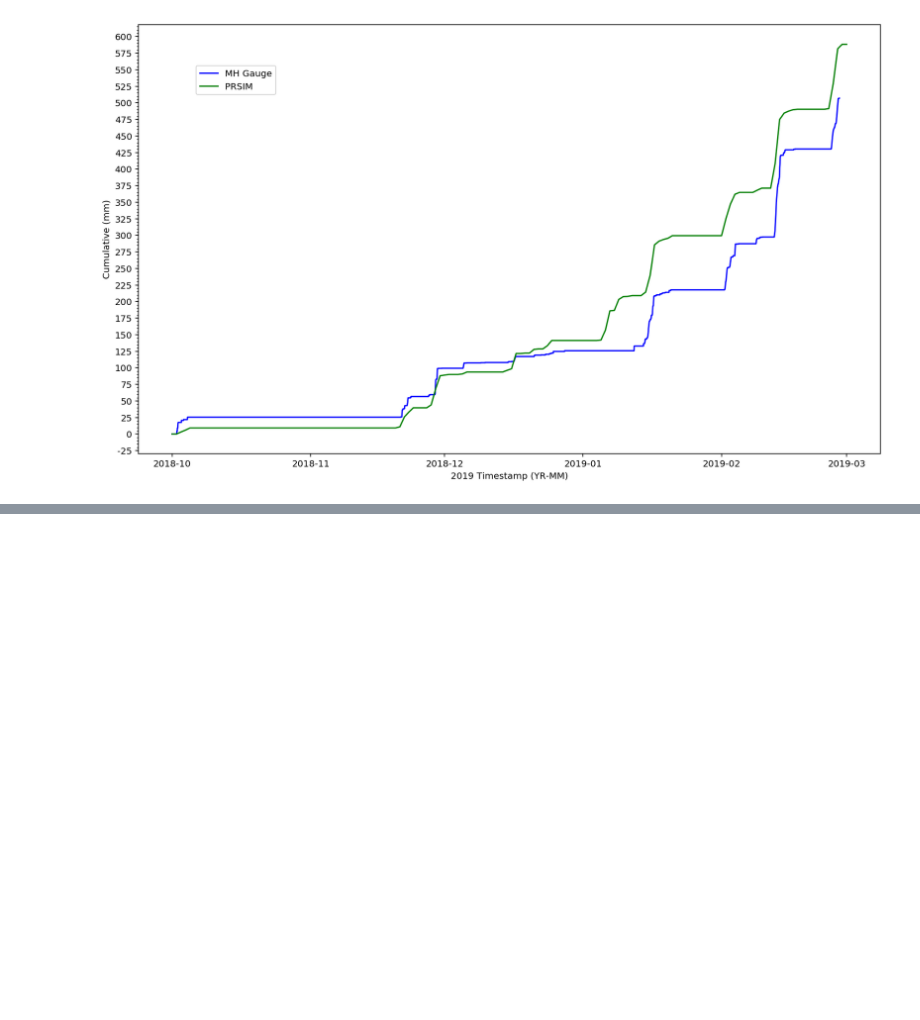
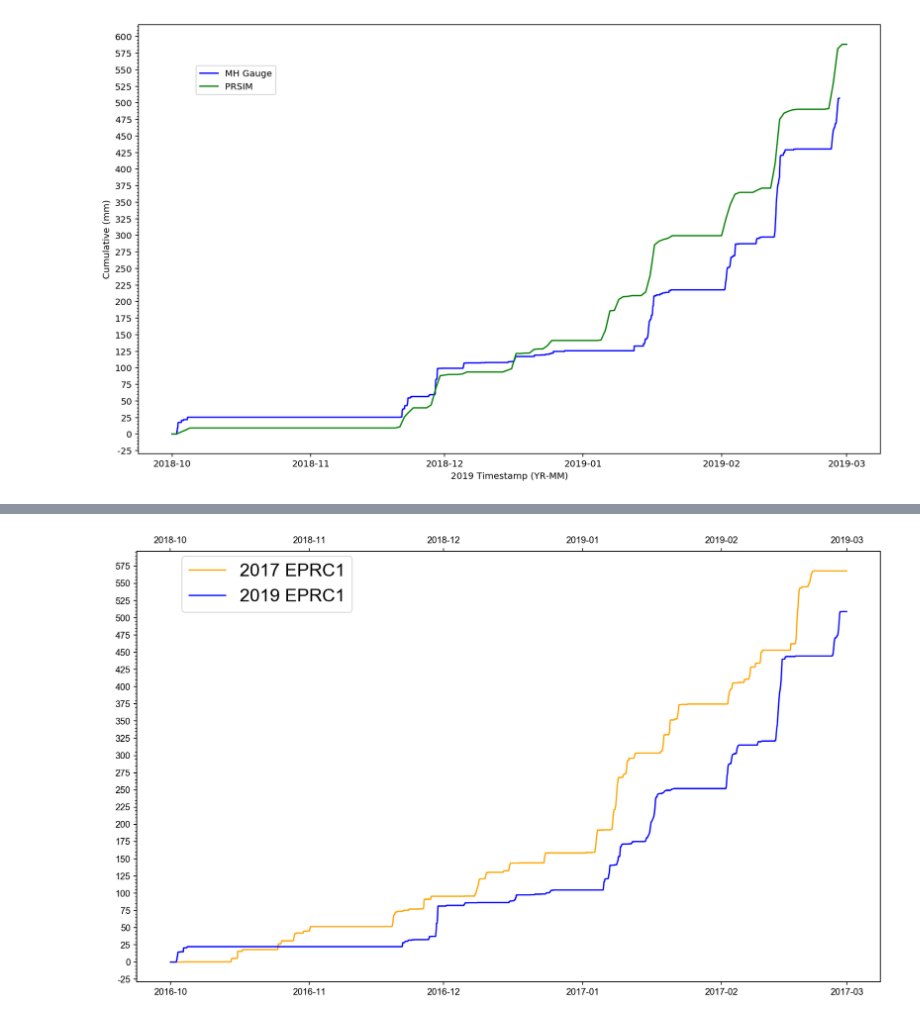
Before and after one commit to marynsanders/surfProject, a Jupyter notebook: rainfall/2019_Rainfall.ipynb, the cells around one changed output, grey strips where cells are left out. Saved outputs shown, nothing was run; the diff lists cells and outputs as text; code cells hidden in the pictures; blank space fills up the shorter version.

```diff
--- a/rainfall/2019_Rainfall.ipynb
+++ b/rainfall/2019_Rainfall.ipynb
@@ -468,0 +483,3 @@ fig.savefig('figures/data_comparison.pdf', bbox_inches='tight')
+# %%
+hads_2017['Unnamed: 0'] =  pd.to_datetime(hads_2017['Unnamed: 0'])
+hads_2017.dtypes
@@ -468,0 +495,5 @@ fig.savefig('figures/data_comparison.pdf', bbox_inches='tight')
+# %%
+hads_2017 = hads_2017.set_index('Unnamed: 0')
+# %%
+hads_2019['datetime'] =  pd.to_datetime(hads_2019['datetime'])
+hads_2019.dtypes
@@ -468,0 +509,24 @@ fig.savefig('figures/data_comparison.pdf', bbox_inches='tight')
+# %%
+hads_2019 = hads_2019.set_index('datetime')
+# %%
+fig = plt.figure()
+ax = fig.add_subplot(111)
+ax2 = ax.twiny()
+
+#2017 data
+ax.plot(hads_2017.loc['2016-10-01 00:00:00':'2017-02-28 23:45:00', 'EPRC1_cumsum'], color='orange', label = '2017 EPRC1')
+
+#2019 data
+ax2.plot(hads_2019.loc['2018-10-01 00:00:00':'2019-02-28 23:45:00', 'EPRC1_cumsum'], color='blue', label = '2019 EPRC1')
+
+ax.yaxis.set_major_locator(MultipleLocator(25))
+ax.yaxis.set_major_formatter(FormatStrFormatter('%d'))
+ax.yaxis.set_minor_locator(MultipleLocator(5))
+
+fig.legend(bbox_to_anchor=(0.08, 0.8), loc='upper left', fontsize=20)
+
+fig = plt.gcf()
+fig.set_size_inches(14.75, 8.75)
+#fig.savefig('figures/event_comparison.pdf', bbox_inches='tight')
+# %% [output]
+[figure, added]
```
Also changed, not shown: parts of 8 cells of this notebook, 6 other files.
